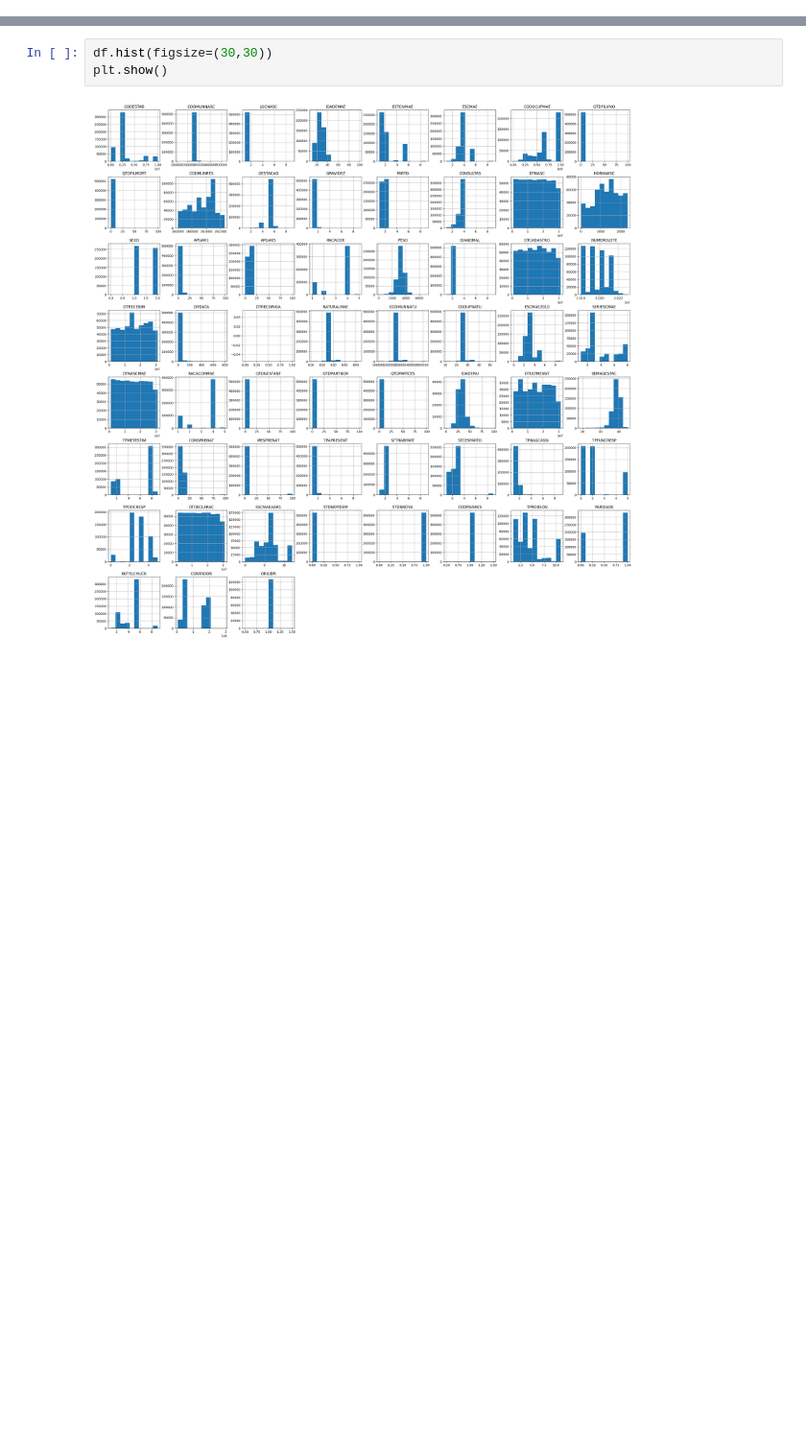
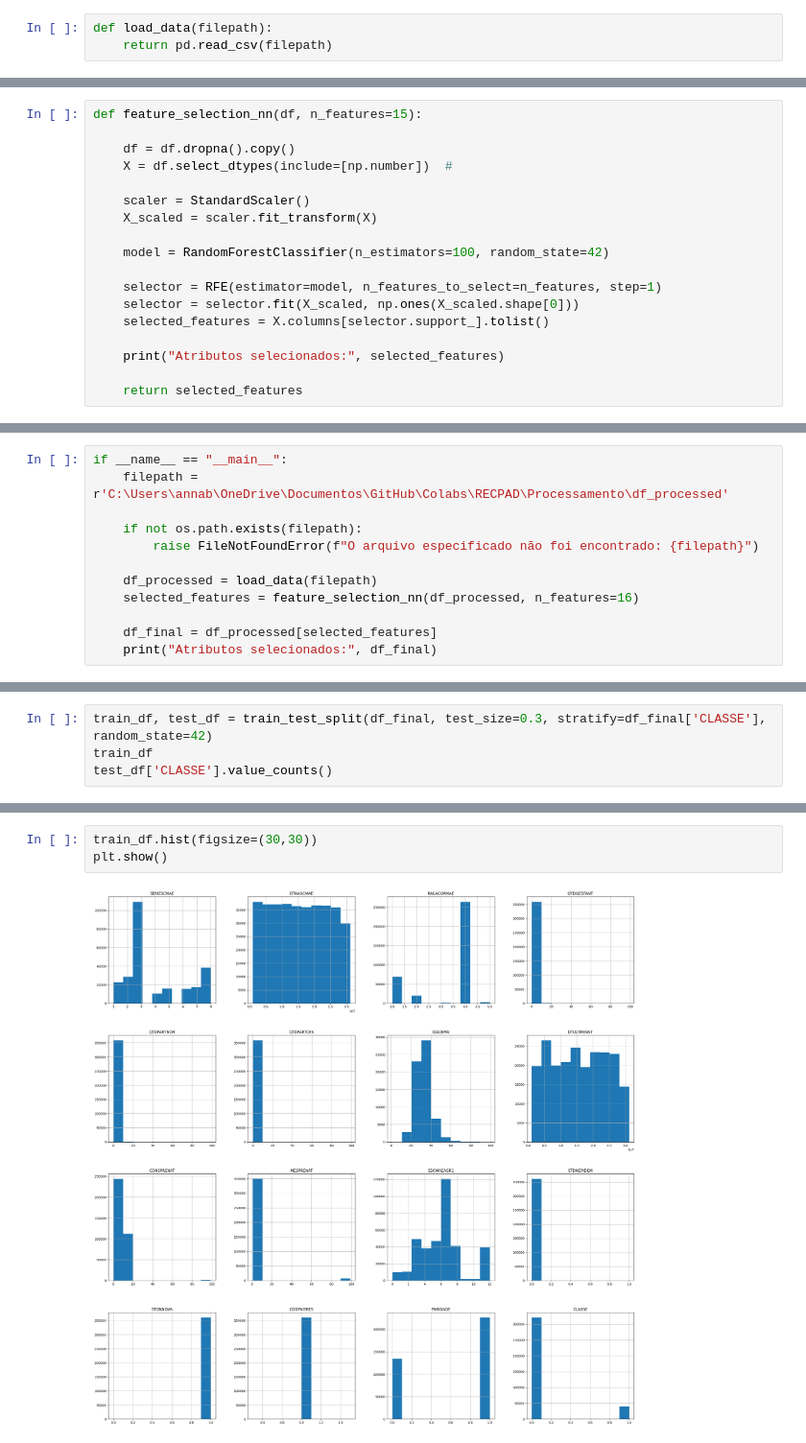
Before and after one commit to AzuraLV/Colabs, a Jupyter notebook: RECPAD/Processamento/processamento.ipynb, the cells around one changed output, grey strips where cells are left out. Shown at 96% size. Saved outputs shown, nothing was run; the diff lists cells and outputs as text; blank space fills up the shorter version.

Commit message:
processamento
processamento sem treinamento

```diff
--- a/RECPAD/Processamento/processamento.ipynb
+++ b/RECPAD/Processamento/processamento.ipynb
@@ -29,0 +14,3 @@ None
+# %%
+def load_data(filepath):
+    return pd.read_csv(filepath)
@@ -29,0 +37,18 @@ None
+# %%
+def feature_selection_nn(df, n_features=15):
+
+    df = df.dropna().copy()
+    X = df.select_dtypes(include=[np.number])  #
+
+    scaler = StandardScaler()
+    X_scaled = scaler.fit_transform(X)
+
+    model = RandomForestClassifier(n_estimators=100, random_state=42)
+
+    selector = RFE(estimator=model, n_features_to_select=n_features, step=1)
+    selector = selector.fit(X_scaled, np.ones(X_scaled.shape[0]))
+    selected_features = X.columns[selector.support_].tolist()
+
+    print("Atributos selecionados:", selected_features)
+
+    return selected_features
@@ -29,0 +57,12 @@ None
+# %%
+if __name__ == "__main__":
+    filepath = r'C:\Users\annab\OneDrive\Documentos\GitHub\Colabs\RECPAD\Processamento\df_processed'
+
+    if not os.path.exists(filepath):
+        raise FileNotFoundError(f"O arquivo especificado não foi encontrado: {filepath}")
+
+    df_processed = load_data(filepath)
+    selected_features = feature_selection_nn(df_processed, n_features=16)
+
+    df_final = df_processed[selected_features]
+    print("Atributos selecionados:", df_final)
@@ -29,0 +87,4 @@ None
+# %%
+train_df, test_df = train_test_split(df_final, test_size=0.3, stratify=df_final['CLASSE'], random_state=42)
+train_df
+test_df['CLASSE'].value_counts()
@@ -30,5 +96,5 @@ None
 # %%
-df.hist(figsize=(30,30))
+train_df.hist(figsize=(30,30))
 plt.show()
 # %% [output]
-[figure, old version]
+[figure, new version]
```
Also changed, not shown: parts of 19 cells of this notebook, 2 other files.
